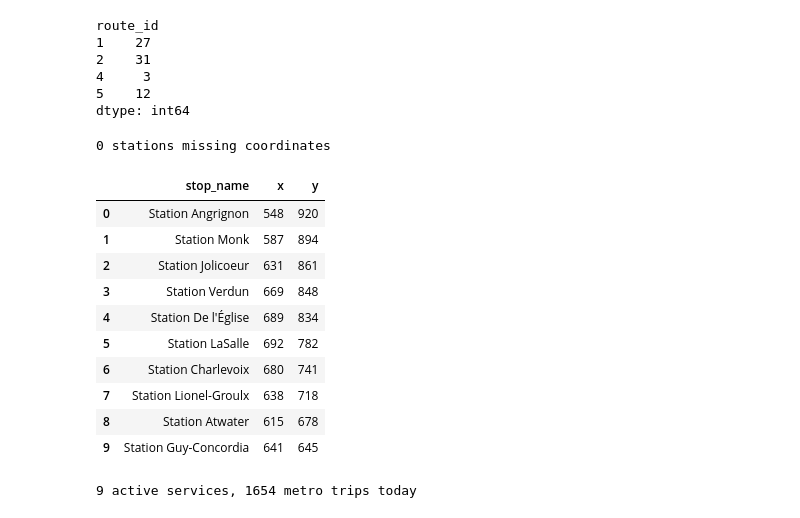
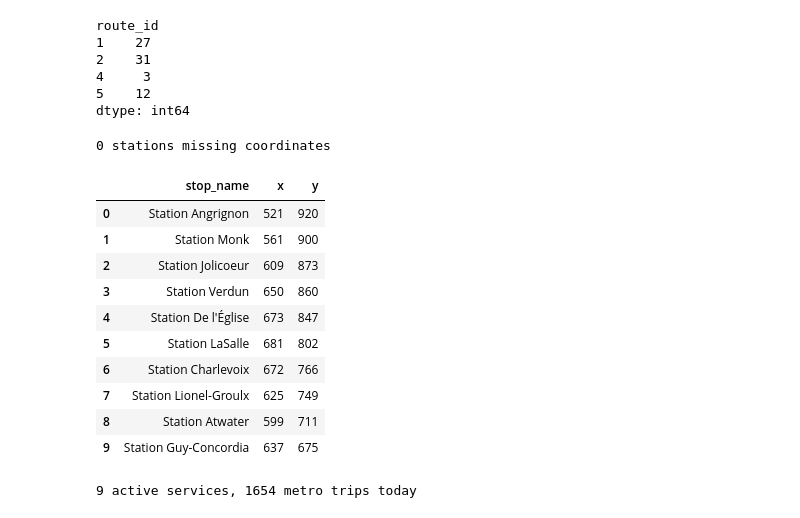
Before and after one commit to OmarNahhass/prochain-passage, a Jupyter notebook: 01_explore.ipynb, the cells around one changed output. Saved outputs shown, nothing was run; the diff lists cells and outputs as text; code cells hidden in the pictures.

```diff
--- a/01_explore.ipynb
+++ b/01_explore.ipynb
@@ -194,7 +194,7 @@ import math
 
 WIDTH, HEIGHT, PAD = 1000, 1000, 80
 ROTATE_DEG = 0    # try -35 to line up with Montreal's street grid ("Montreal north")
-SPREAD = 1.0      # 1.0 = true geography; try 0.75 to give crowded downtown more room
+SPREAD = 0.75      # 1.0 = true geography; try 0.75 to give crowded downtown more room
 
 # 1. One lat/lon per station name (platforms of the same station get averaged)
 coords = stops[stops["stop_id"].isin(metro_stop_times["stop_id"])][["stop_name", "stop_lat", "stop_lon"]].copy()
@@ -204,43 +204,43 @@ coords = coords.groupby("stop_name", as_index=False).mean()
 layout = pd.read_csv("stations_schematic.csv", dtype=str)[["route_id", "seq", "stop_name"]]
 layout = layout.merge(coords, on="stop_name", how="left")
 print(layout["stop_lat"].isna().sum(), "stations missing coordinates")
 
 # 2. Lat/lon -> flat x/y (longitude degrees shrink away from the equator)
 lat0 = layout["stop_lat"].mean()
 lon0 = layout["stop_lon"].mean()
 x = (layout["stop_lon"] - lon0) * math.cos(math.radians(lat0))
 y = -(layout["stop_lat"] - lat0)   # minus: screen y grows downward
 
 # 3. Optional rotation
 a = math.radians(ROTATE_DEG)
 x, y = x * math.cos(a) - y * math.sin(a), x * math.sin(a) + y * math.cos(a)
 
 # 4. Optional spread: push stations near the centre outward
 r = (x**2 + y**2) ** 0.5
 factor = (r / r.max()) ** (SPREAD - 1)
 factor = factor.fillna(1)
 x, y = x * factor, y * factor
 
 # 5. Scale to fit the canvas, keeping proportions
 scale = min((WIDTH - 2 * PAD) / (x.max() - x.min()), (HEIGHT - 2 * PAD) / (y.max() - y.min()))
 layout["x"] = ((x - x.min()) * scale + PAD).round().astype(int)
 layout["y"] = ((y - y.min()) * scale + PAD).round().astype(int)
 
 layout[["route_id", "seq", "stop_name", "x", "y"]].to_csv("stations_schematic.csv", index=False)
 layout[["stop_name", "x", "y"]].head(10)
 # %% [output]
 0 stations missing coordinates
 |  | stop_name | x | y |
-| 0 | Station Angrignon | 548 | 920 |
-| 1 | Station Monk | 587 | 894 |
-| 2 | Station Jolicoeur | 631 | 861 |
-| 3 | Station Verdun | 669 | 848 |
-| 4 | Station De l'Église | 689 | 834 |
-| 5 | Station LaSalle | 692 | 782 |
-| 6 | Station Charlevoix | 680 | 741 |
-| 7 | Station Lionel-Groulx | 638 | 718 |
-| 8 | Station Atwater | 615 | 678 |
-| 9 | Station Guy-Concordia | 641 | 645 |
+| 0 | Station Angrignon | 521 | 920 |
+| 1 | Station Monk | 561 | 900 |
+| 2 | Station Jolicoeur | 609 | 873 |
+| 3 | Station Verdun | 650 | 860 |
+| 4 | Station De l'Église | 673 | 847 |
+| 5 | Station LaSalle | 681 | 802 |
+| 6 | Station Charlevoix | 672 | 766 |
+| 7 | Station Lionel-Groulx | 625 | 749 |
+| 8 | Station Atwater | 599 | 711 |
+| 9 | Station Guy-Concordia | 637 | 675 |
 # %%
 import json, datetime
 
```
Also changed, not shown: 8 other files.
